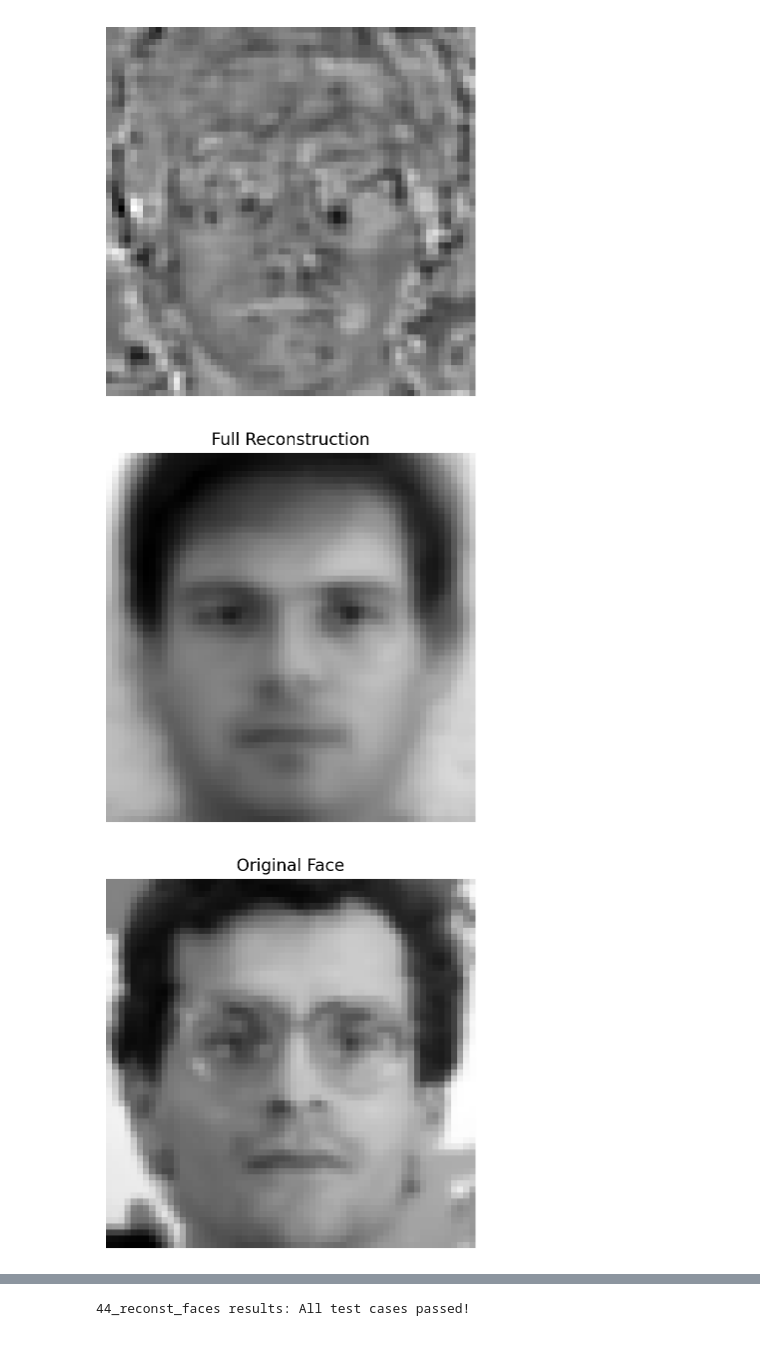
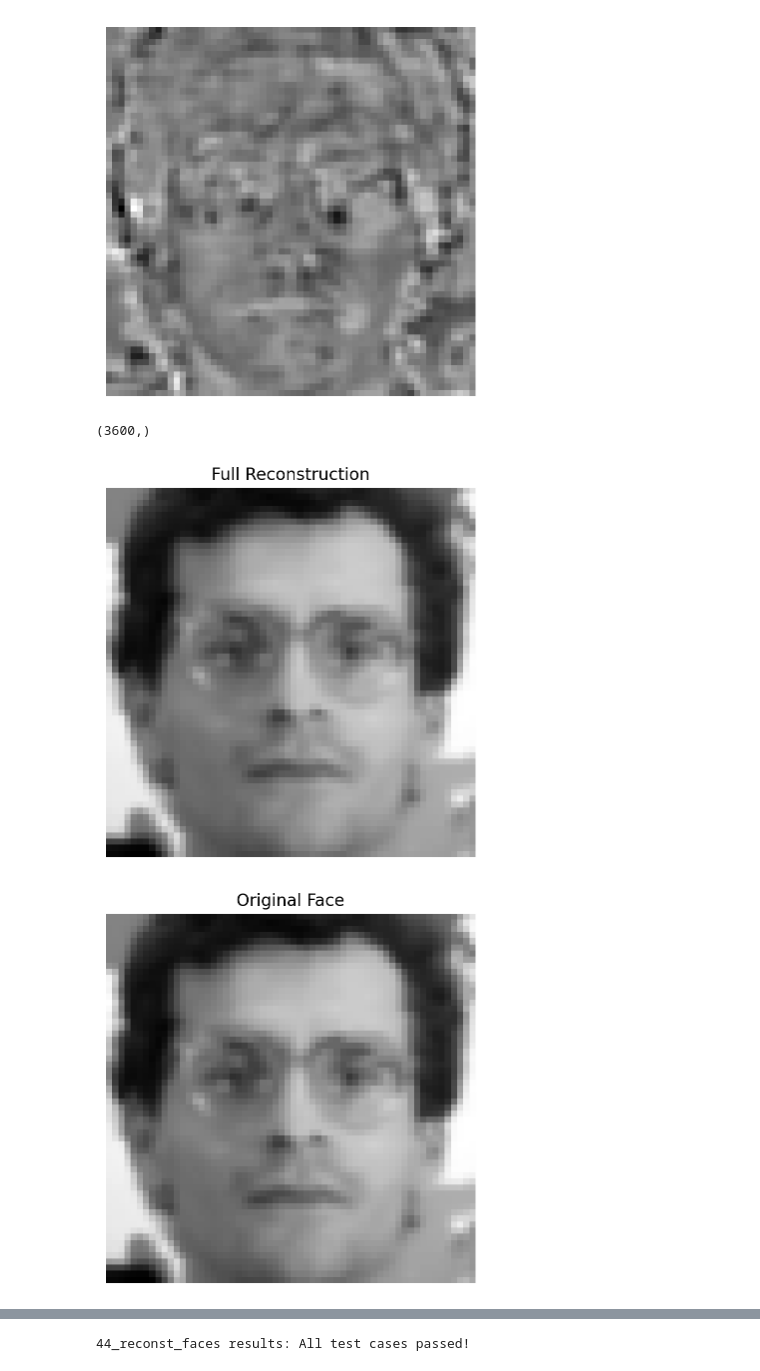
Before and after one commit to holliwood8/Assignments_WI24, a Jupyter notebook: A3/A3.ipynb, the cells around one changed output, grey strips where cells are left out. Drawn from its saved outputs; the diff is of its cells as text; code cells hidden in the pictures.

```diff
--- a/A3/A3.ipynb
+++ b/A3/A3.ipynb
@@ -491,21 +513,25 @@ where $U_{\rm reduced}$ has as columns of the principal component directions tha
 _Points:_ 1.1
 # %%
 # Find the PC coordinates of the 5th face image.
-c = np.dot(eig_vecs.T, A[4])
+c = np.dot(U.T, A[:,4])
 
 # display the eigenface:
 view_column(U[:,2])
 # %% [output]
 [figure]
+# %%
+mean_face.shape
+# %% [output]
+(3600,)
 # %%
 # Reconstruct the 5th face using all PC:
-reconst_full = U.dot(c) + mean_face
+reconst_full = np.dot(U, c) + mean_face
 
 # Plot the Full Reconstruction and the OG face
 view_column(reconst_full, "Full Reconstruction")
 view_column(faces[:, 4], "Original Face")
 # %% [output]
-[figure, old version]
+[figure, new version]
 [figure]
 # %%
 # Reconstruct the 5th face using only the first 10 PC:
```
Also changed, not shown: parts of 12 cells of this notebook, 3 other files.
